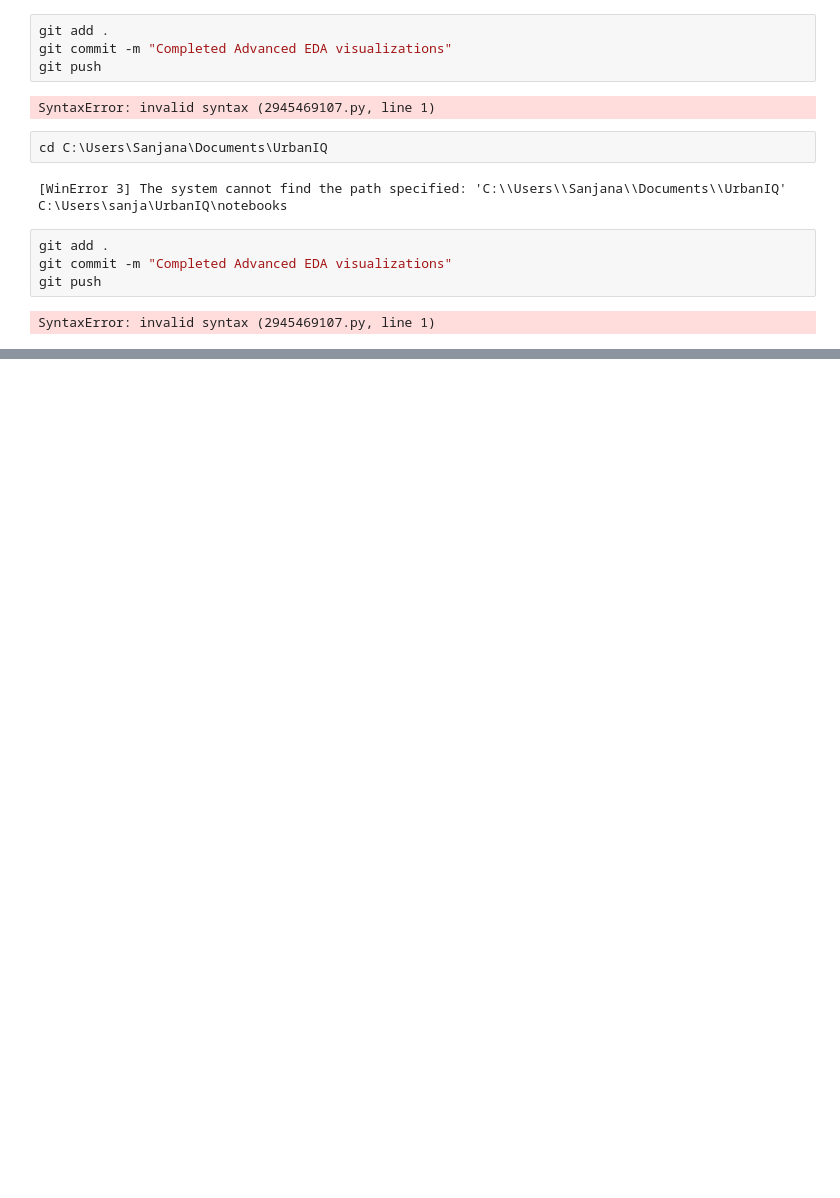
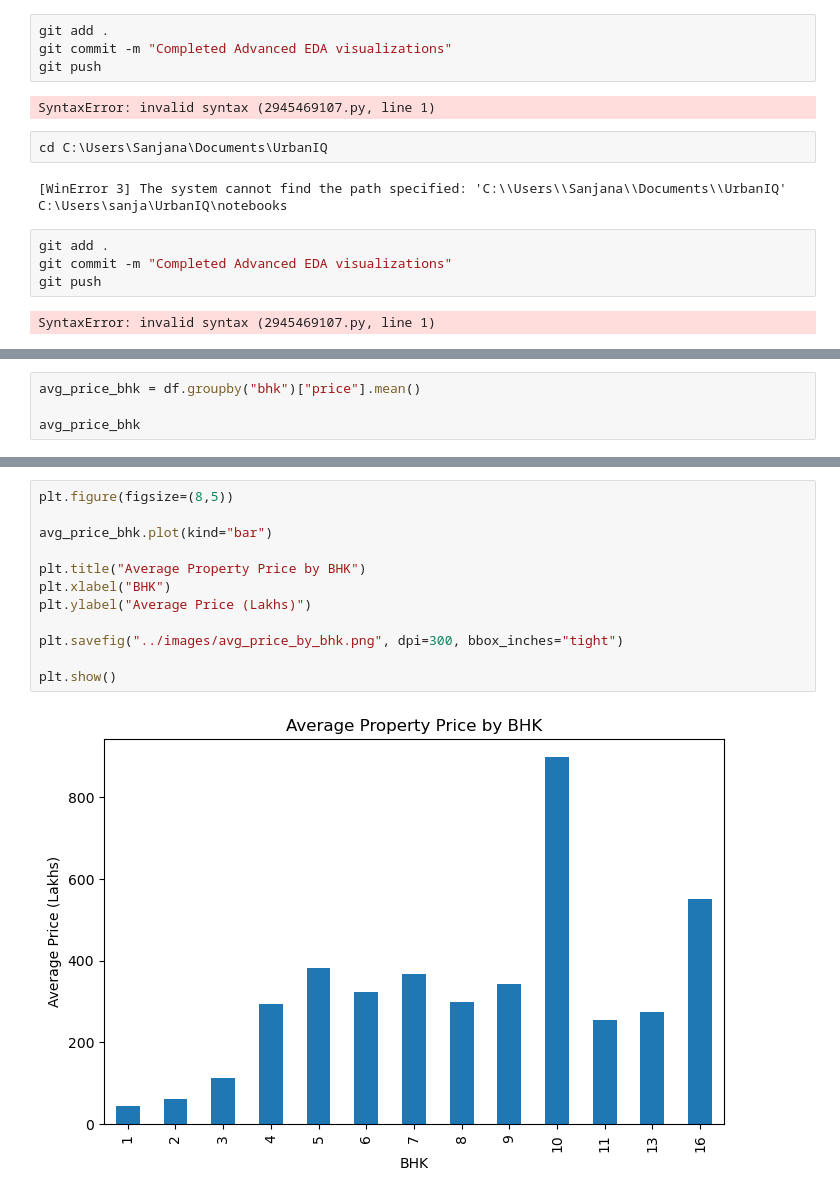
Before and after one commit to sanjureddy17/UrbanIQ, a Jupyter notebook: notebooks/02_Data_Exploration.ipynb, the cells around one changed output, grey strips where cells are left out. Cells and saved outputs as stored; diff of their text form; blank space fills up the shorter version.

```diff
--- a/notebooks/02_Data_Exploration.ipynb
+++ b/notebooks/02_Data_Exploration.ipynb
@@ -1055,0 +1064,4 @@ SyntaxError: invalid syntax (2945469107.py, line 1)
+# %%
+avg_price_bhk = df.groupby("bhk")["price"].mean()
+
+avg_price_bhk
@@ -1055,0 +1084,14 @@ SyntaxError: invalid syntax (2945469107.py, line 1)
+# %%
+plt.figure(figsize=(8,5))
+
+avg_price_bhk.plot(kind="bar")
+
+plt.title("Average Property Price by BHK")
+plt.xlabel("BHK")
+plt.ylabel("Average Price (Lakhs)")
+
+plt.savefig("../images/avg_price_by_bhk.png", dpi=300, bbox_inches="tight")
+
+plt.show()
+# %% [output]
+[figure, added]
```
Also changed, not shown: parts of 16 cells of this notebook, 8 other files.
